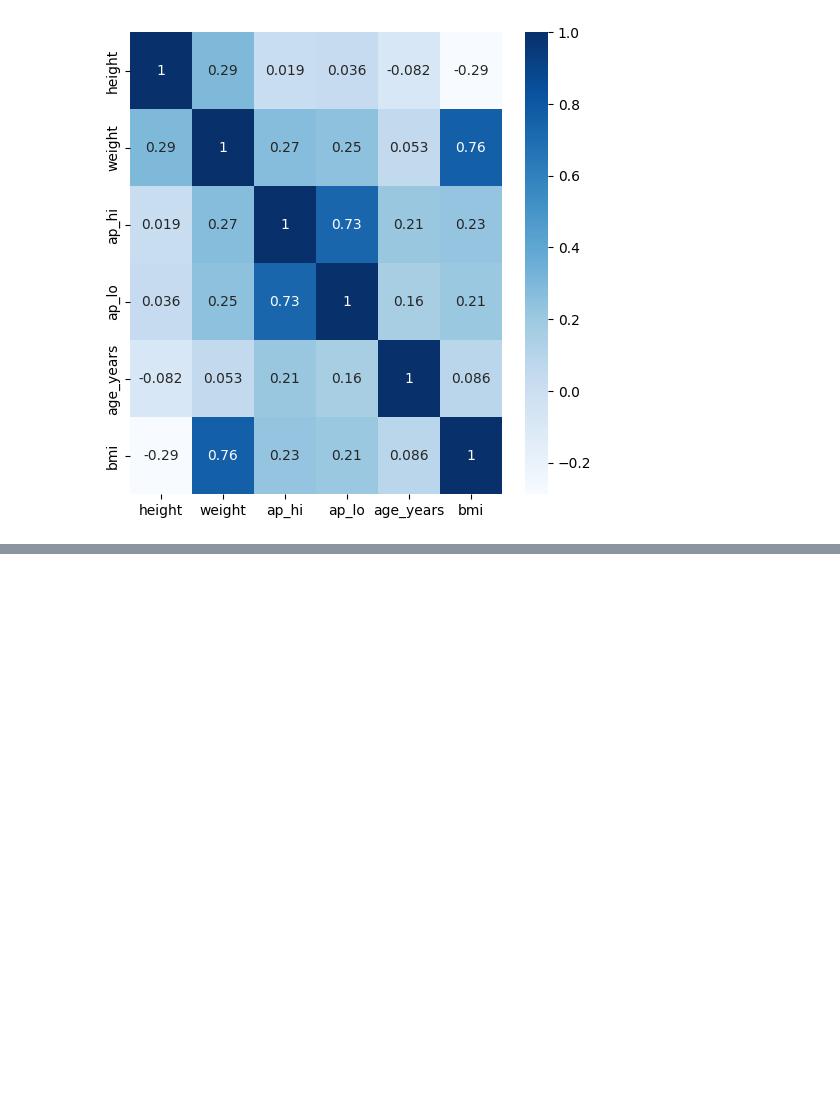
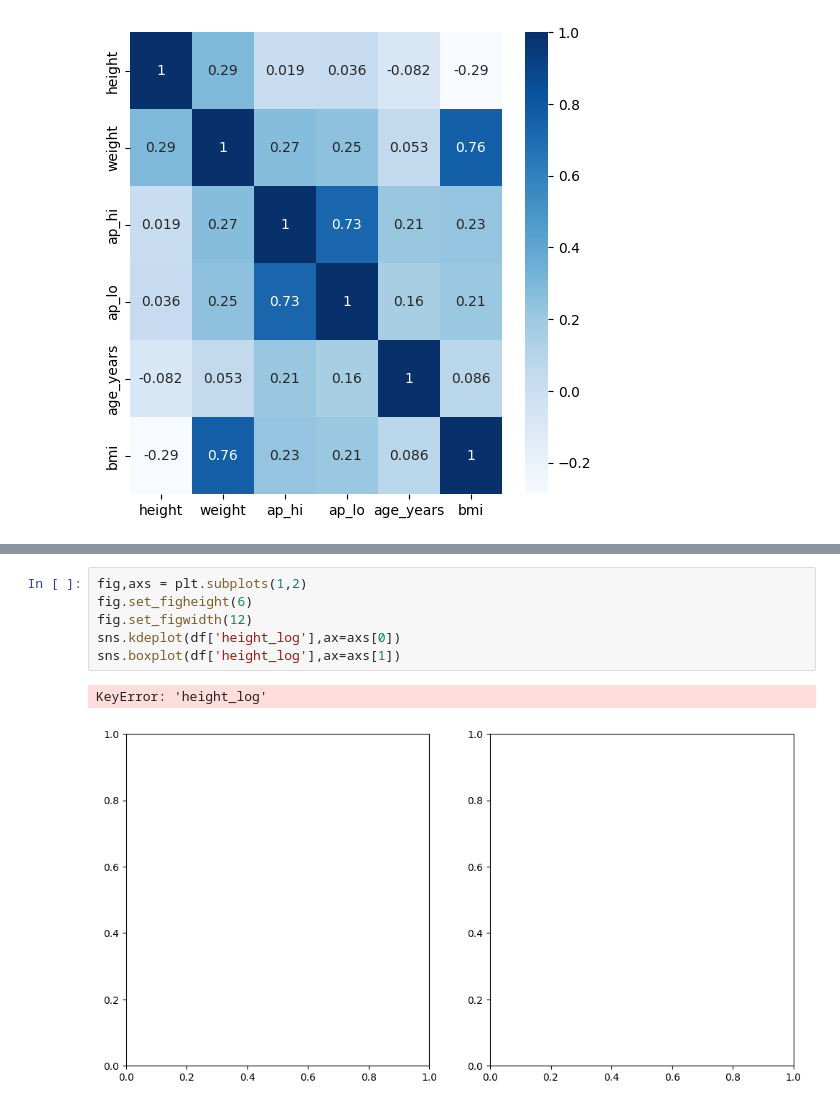
Before and after one commit to Manishkumar902/Project_cardio, a Jupyter notebook: Project.ipynb, the cells around one changed output, grey strips where cells are left out. Saved outputs shown, nothing was run; the diff lists cells and outputs as text; blank space fills up the shorter version.

```diff
--- a/Project.ipynb
+++ b/Project.ipynb
@@ -146,0 +193,9 @@ plt.savefig('correation-heatmap.jpg')
+# %%
+fig,axs = plt.subplots(1,2)
+fig.set_figheight(6)
+fig.set_figwidth(12)
+sns.kdeplot(df['height_log'],ax=axs[0])
+sns.boxplot(df['height_log'],ax=axs[1])
+# %% [output]
+KeyError: 'height_log'
+[figure, added]
```
Also changed, not shown: parts of 7 cells of this notebook, 3 other files.
